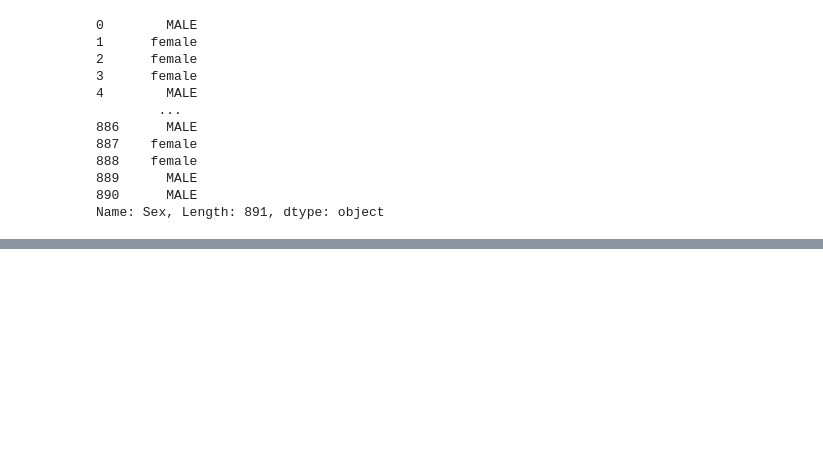
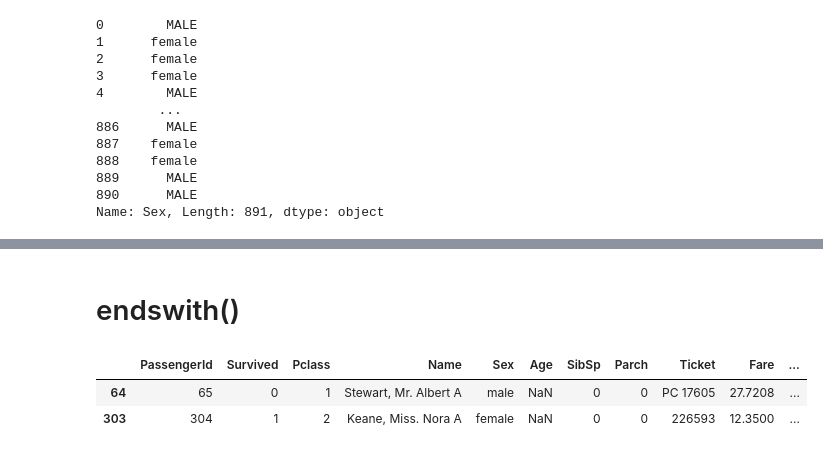
Before and after one commit to balajijadhav17/python_libraries-_for_data_analysis, a Jupyter notebook: Pandas/string_and_date.ipynb, the cells around one changed output, grey strips where cells are left out. Saved outputs shown, nothing was run; the diff lists cells and outputs as text; code cells hidden in the pictures; blank space fills up the shorter version.

```diff
--- a/Pandas/string_and_date.ipynb
+++ b/Pandas/string_and_date.ipynb
@@ -195,0 +218,8 @@ Name: Sex, Length: 891, dtype: object
+# %% [markdown]
+# endswith()
+# %%
+df[df["Name"].str.endswith("A")]
+# %% [output]
+|  | PassengerId | Survived | Pclass | Name | Sex | Age | SibSp | Parch | Ticket | Fare | ... |
+| 64 | 65 | 0 | 1 | Stewart, Mr. Albert A | male | NaN | 0 | 0 | PC 17605 | 27.7208 | ... |
+| 303 | 304 | 1 | 2 | Keane, Miss. Nora A | female | NaN | 0 | 0 | 226593 | 12.3500 | ... |
```
Also changed, not shown: parts of 6 cells of this notebook.
